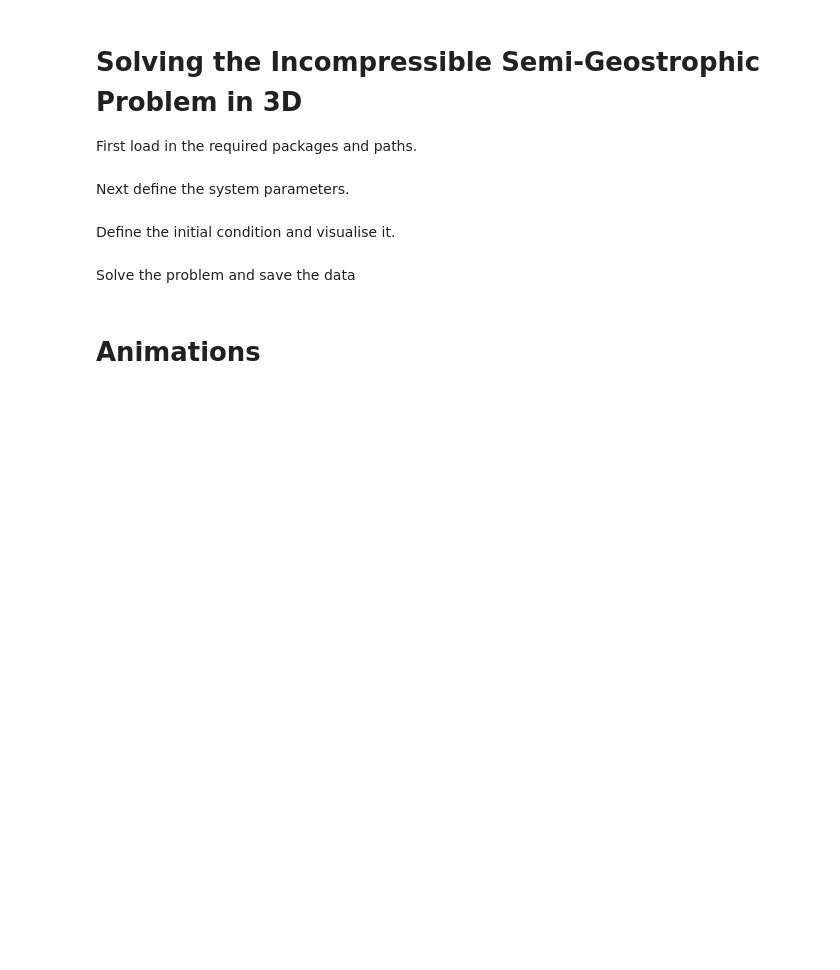
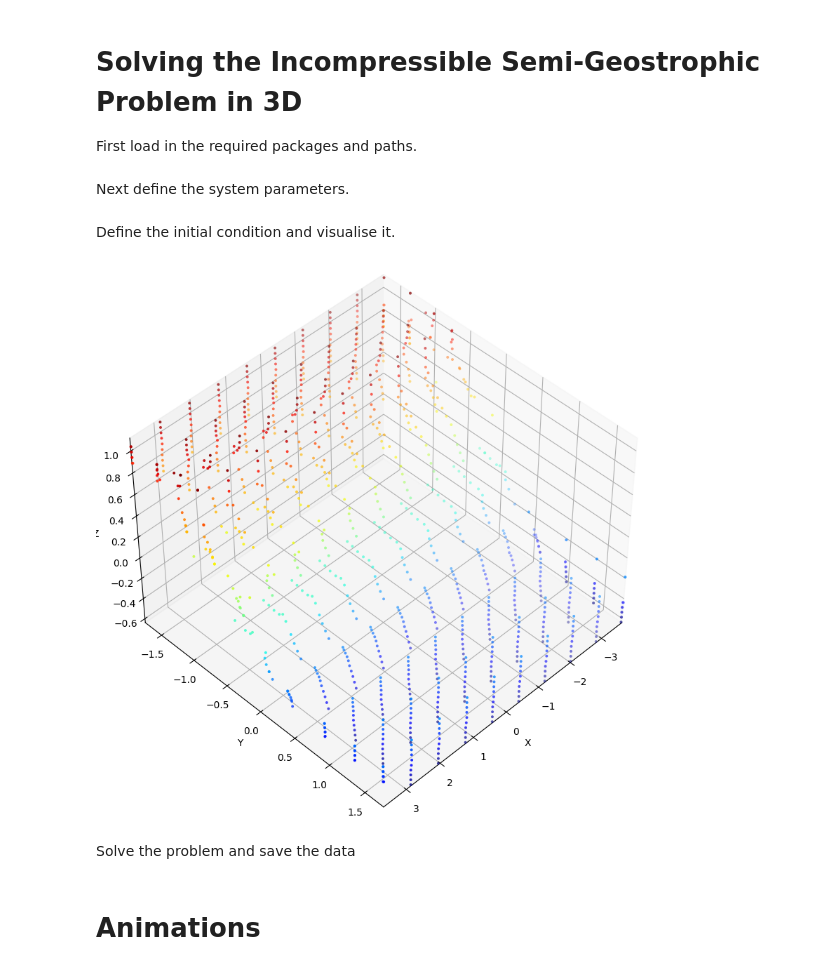
Before and after one commit to thelavier/3DIncompressibleSG, a Jupyter notebook: RunCode.ipynb, the cells around one changed output. Saved outputs shown, nothing was run; the diff lists cells and outputs as text; code cells hidden in the pictures; blank space fills up the shorter version.

```diff
--- a/RunCode.ipynb
+++ b/RunCode.ipynb
@@ -33,43 +34,38 @@ Define the initial condition and visualise it.
 # %%
 # Define the parameters and initialize an initial condition that is a perturbation of a steady background state
 
 # N = 1000
 # B = np.array([[1, 2, 3], [2, 4, 5], [3, 5, 6]]) #Create background steady state
 # Z = ic.create_ss_initial(N, B, box, 'Thermal Sine') #Initial seed positions as a perturbation of a steady state
 
 # Define the parameters and initialize an initial condition that is an isolated cyclone
 
-N = 40 ** 3 # Number of seeds
-A = -0.5 # Shear parameter can either be 0 or +/-0.1
+N = 10 ** 3 # Number of seeds
+A = 0 # Shear parameter can either be 0 or +/-0.1
 Z = ic.create_cyc_initial(N, box, A, per_x, per_y, per_z, truncation = 16) #Initial seed positions for an isolated cyclone with no shear, shear can be set to +/-0.1
 
 # N = 10
-# Z = np.array([(random.uniform(box[0], box[3]),
-#               random.uniform(box[1], box[4]),
-#               random.uniform(box[2], box[5])) for _ in range(N)]) # Place the seeds randomly
+# Z = np.array([(random.uniform(box[0] + 0.45, box[3] - 0.45),
+#               random.uniform(box[1]+ 0.45, box[4] - 0.45),
+#               random.uniform(box[2]+ 0.45, box[5] - 0.45)) for _ in range(N)]) # Place the seeds randomly
 
 # Plot the initial condition
 
 fig = plt.figure()
 fig.set_size_inches(10, 10, True)
 ax = fig.add_subplot(projection='3d')
 ax.scatter(Z[:,0], Z[:,1], Z[:,2], c = Z[:,2], cmap = 'jet', edgecolor = 'none', s = 8) #Points colored based on their 3rd component i.e. temperature
 ax.set_xlim([np.min(Z[:,0]), np.max(Z[:,0])])
 ax.set_ylim([np.min(Z[:,1]), np.max(Z[:,1])])
 ax.set_zlim([np.min(Z[:,2]), np.max(Z[:,2])])
 ax.set_xlabel('X')
 ax.set_ylabel('Y')
 ax.set_zlabel('Z')
-ax.view_init(elev = 90, azim = -90) #Viewing angle on the inital conditions
-
-ax.set_zticks([])
-ax.zaxis.label.set_visible(False)
-ax.xaxis.pane.set_visible(False)
-ax.yaxis.pane.set_visible(False)
-ax.zaxis.pane.set_visible(False)
-ax.grid(False)
+ax.view_init(elev = 45, azim = 45) #Viewing angle on the inital conditions
 
 plt.show()
+# %% [output]
+[figure, added]
 # %% [markdown]
 Solve the problem and save the data
 # %%
```
Also changed, not shown: parts of 14 cells of this notebook, 3 other files.
